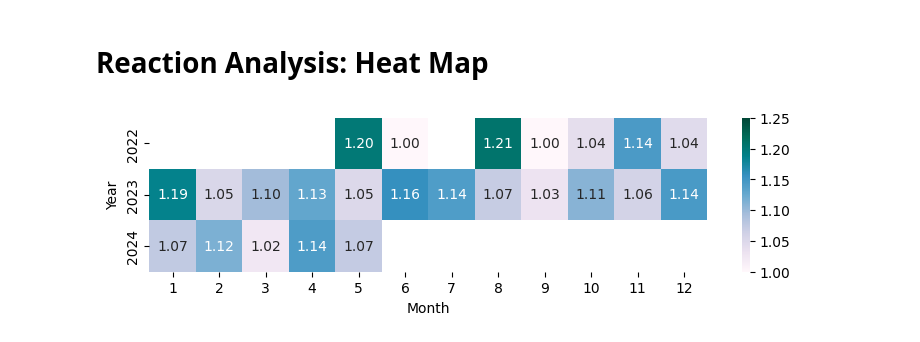
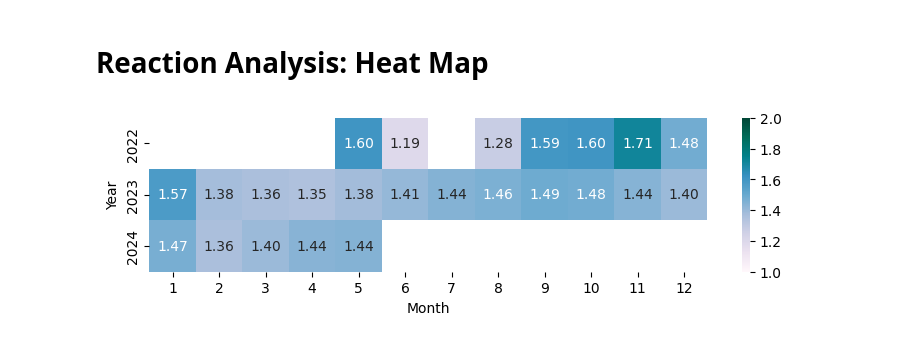
Before and after one commit to MUICT-SERU/SP2024-GPT, a Jupyter notebook: src/rq2/2d-reaction-trend-analysis/analyze-sentiment-result.ipynb, the cells around one changed output. Saved outputs shown, nothing was run; the diff lists cells and outputs as text; code cells hidden in the pictures.

Commit message:
Update strength_heat_map function

```diff
--- a/src/rq2/2d-reaction-trend-analysis/analyze-sentiment-result.ipynb
+++ b/src/rq2/2d-reaction-trend-analysis/analyze-sentiment-result.ipynb
@@ -127,10 +127,10 @@ def area_stack(original_df, fname='', senti_col='story_sentiment', y_title='Stor
         plt.savefig(fname, format='pdf', bbox_inches="tight")
     plt.show()
 
+
 '''
 Input:
-- comment_df: output from load_and_prepare_comment_data function (story_id)
-- story_df: story df (story_id)
+- comment_df: output from load_and_prepare_comment_data function
 - fname: provide filenames in pdf
 - senti_col: sentiment_col
 - v_min: min color value range
@@ -138,19 +138,18 @@ Input:
 Output:
 - df: heatmap plot output and files in pdf (if fname is provided)
 '''
-def strength_heat_map(comment_df, story_df, fname='', v_min=1, v_max=2):
-    story_comment_df = pd.merge(comment_df[['story_id', 'comment_sentiment', 'discussion_date_ym', 'month', 'year']], story_df[['story_id', 'story_sentiment']], on='story_id', how='left')
+def strength_heat_map(comment_df, fname='', v_min=1, v_max=2):
 
-    strength_map = {(0,0): 1, (0,1): 1, (0,-1): 1, (1,0): 1, (1,1): 2, (1,-1): 2, (-1,0): 1, (-1,1): 2, (-1,-1): 2}
-    story_comment_df['strength'] = [strength_map[(row['story_sentiment'], row['comment_sentiment'])] for i, row in story_comment_df[['story_sentiment', 'comment_sentiment']].iterrows()]
+    strength_map = {-1: 2, 1: 2, 0: 1} # comment_sentiment: strength
+    comment_df['strength'] = [strength_map[comment_sentiment] for comment_sentiment in comment_df['comment_sentiment']]
 
-    dates_sentiment = story_comment_df[['discussion_date_ym', 'strength']]
-    dates_sentiment = dates_sentiment.groupby(["discussion_date_ym"]).mean(numeric_only=True).rename(columns={'strength': 'sentiment_mean'}).dropna()
+    dates_sentiment = comment_df[['discussion_date_ym', 'strength']]
+    dates_sentiment = dates_sentiment.groupby(["discussion_date_ym"]).mean(numeric_only=True).rename(columns={'strength': 'strength_mean'}).dropna()
 
-    dates = story_comment_df[['discussion_date_ym', 'month', 'year']].drop_duplicates(subset=['discussion_date_ym']).set_index('discussion_date_ym')
+    dates = comment_df[['discussion_date_ym', 'month', 'year']].drop_duplicates(subset=['discussion_date_ym']).set_index('discussion_date_ym')
 
     join_df = dates_sentiment.join(dates, on='discussion_date_ym', how='left')
-    pivot_df = join_df.pivot(index='year', columns='month', values='sentiment_mean')
+    pivot_df = join_df.pivot(index='year', columns='month', values='strength_mean')
     plt.figure(figsize=(9,2))
     ax = sns.heatmap(pivot_df, cmap=sns.color_palette("PuBuGn", as_cmap=True), annot=True, fmt=".2f", vmin=v_min, vmax=v_max)
     ax.set(xlabel="Month", ylabel="Year")
@@ -178,6 +177,6 @@ area_stack(hn_gh_ai_comment_df, fname='plots\\hn_gh_ai_comment_area_stack.pdf',
 # %% [markdown]
 # Reaction Analysis: Heat Map
 # %%
-strength_heat_map(hn_gh_ai_comment_df, hn_gh_ai_story_df, fname='plots\\hn_gh_ai_strength_heatmap.pdf', v_min=1, v_max=1.25)
+strength_heat_map(hn_gh_ai_comment_df, fname='plots\\hn_gh_ai_comment_strength_heatmap.pdf', v_min=1, v_max=2)
 # %% [output]
-[figure, old version]
+[figure, new version]
```
Also changed, not shown: 2 other files.
